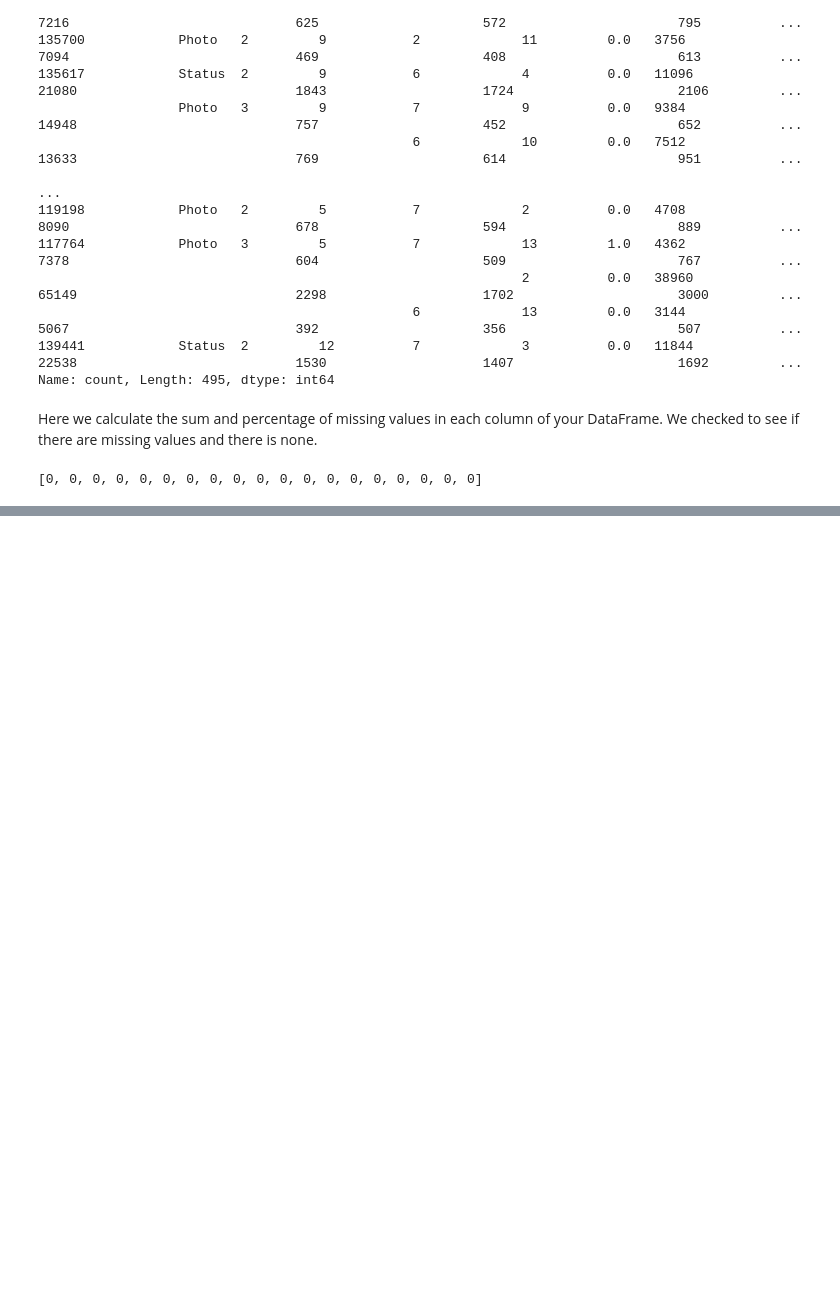
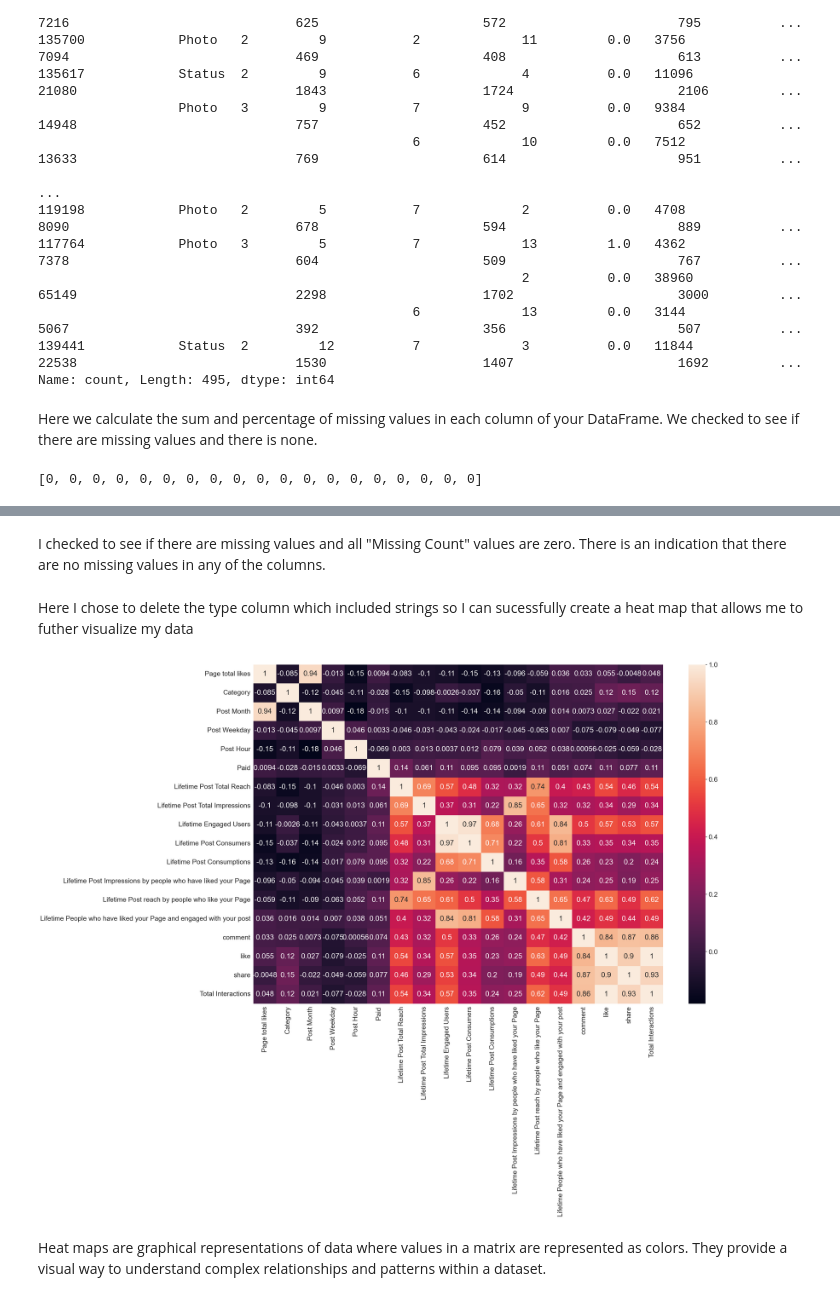
Before and after one commit to adesoyee/Facebook_Metrics, a Jupyter notebook: Wrangling.ipynb, the cells around one changed output, grey strips where cells are left out. Drawn from its saved outputs; the diff is of its cells as text; code cells hidden in the pictures; blank space fills up the shorter version.

```diff
--- a/Wrangling.ipynb
+++ b/Wrangling.ipynb
@@ -126,0 +119,2 @@ print(df_missing)
+# %% [markdown]
+I checked to see if there are missing values and  all "Missing Count" values are zero. There is an indication that there are no missing values in any of the columns.
@@ -126,0 +123,11 @@ print(df_missing)
+# %% [markdown]
+Here I chose to delete the type column which included strings so I can sucessfully create a heat map that allows me to futher visualize my data
+# %%
+#Utilize heatmaps as another way of visualizing
+plt.figure(figsize = (30,20))
+sns.set(font_scale = 2)
+sns.heatmap(df.corr(), annot=True);
+# %% [output]
+[figure, added]
+# %% [markdown]
+Heat maps are graphical representations of data where values in a matrix are represented as colors. They provide a visual way to understand complex relationships and patterns within a dataset.
```
Also changed, not shown: parts of 8 cells of this notebook, 1 other file.
